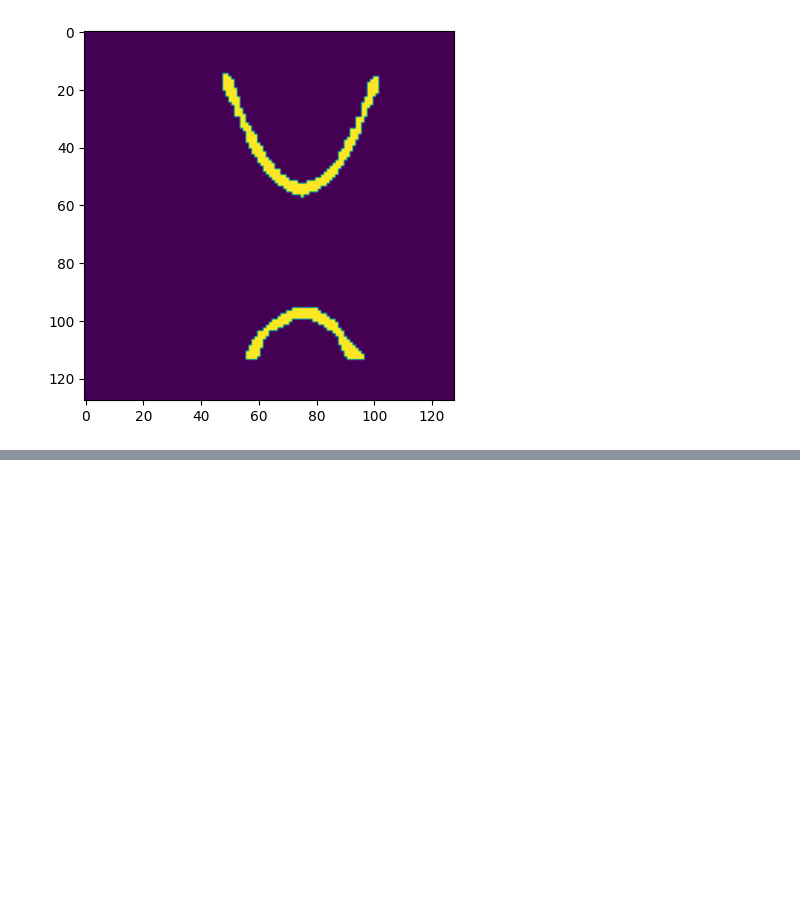
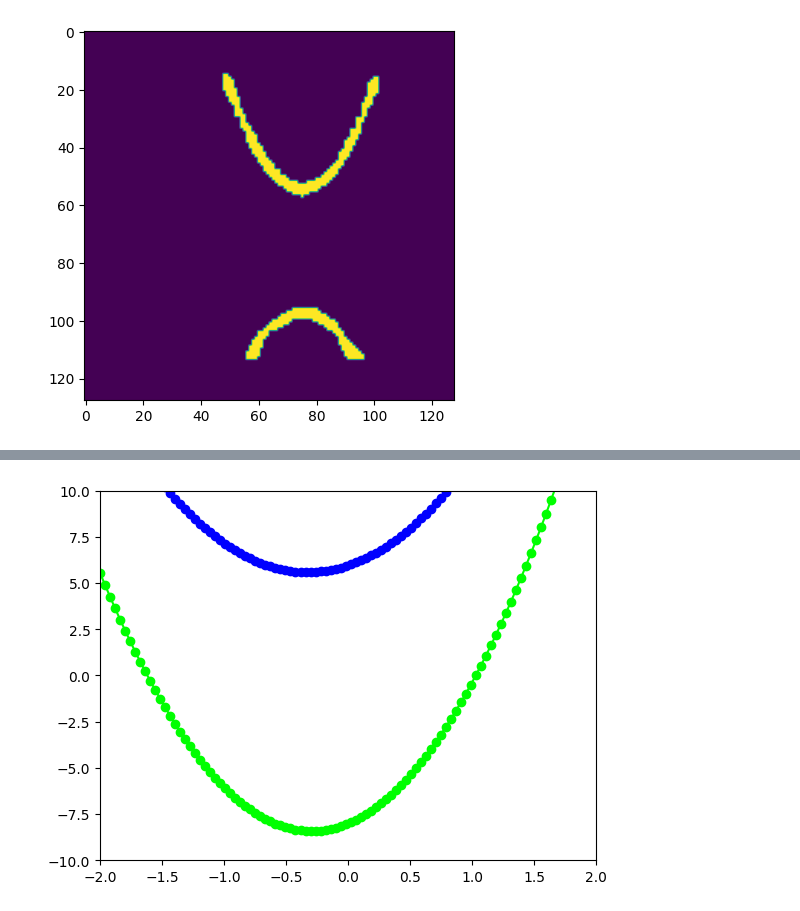
Before and after one commit to khachaturyan-1991/PlotExtract, a Jupyter notebook: TrackingAsistant.ipynb, the cells around one changed output, grey strips where cells are left out. Drawn from its saved outputs; the diff is of its cells as text; code cells hidden in the pictures; blank space fills up the shorter version.

```diff
--- a/TrackingAsistant.ipynb
+++ b/TrackingAsistant.ipynb
@@ -530,0 +520,45 @@ Text(0.5, 1.0, 'Clustered')
+# %%
+from scipy.optimize import curve_fit
+
+class FitExtract():
+
+    def __init__(self) -> None:
+        pass
+
+    def rescale(self, dictx):
+        rescaled = {}
+        for key in dictx:
+            new_key = (key - 66) / 24
+            rescaled[new_key] = ((-1) * dictx[key] + 61) / 4
+        return rescaled
+
+    def my_func(self, x, a11, a12, a13):
+        y1 = np.poly1d([a11, a12, a13])
+        return y1(x)
+
+    def fit(self, t_rescaled):
+        x_values = np.array(list(t_rescaled.keys()))
+        y_values = np.array(list(t_rescaled.values()))
+        bnds = [(-8, -8, -8), (8, 8, 8)]
+        coefficients, _ = curve_fit(self.my_func, x_values, y_values, bounds=bnds)
+        return coefficients
+
+    def fit_on(self, plot):
+        t_rescaled = self.rescale(plot)
+        coefs = self.fit(t_rescaled)
+        return coefs
+
+fit_machine = FitExtract()
+# %%
+for key in trace.keys():
+    t_dict = {p[0]:p[1] for p in plot[key]}
+    coefs = fit_machine.fit_on(t_dict)
+    my_f = np.poly1d(coefs)
+    y = [my_f(x) for x in np.linspace(-2, 2, 100)]
+    plt.plot(np.linspace(-2, 2, 100), y, c = LIST_OF_COLOURS[key], marker = "o")
+
+plt.ylim(-10, 10)
+plt.xlim(-2, 2)
+plt.show()
+# %% [output]
+[figure, added]
```
Also changed, not shown: parts of 7 cells of this notebook, 2 other files.
